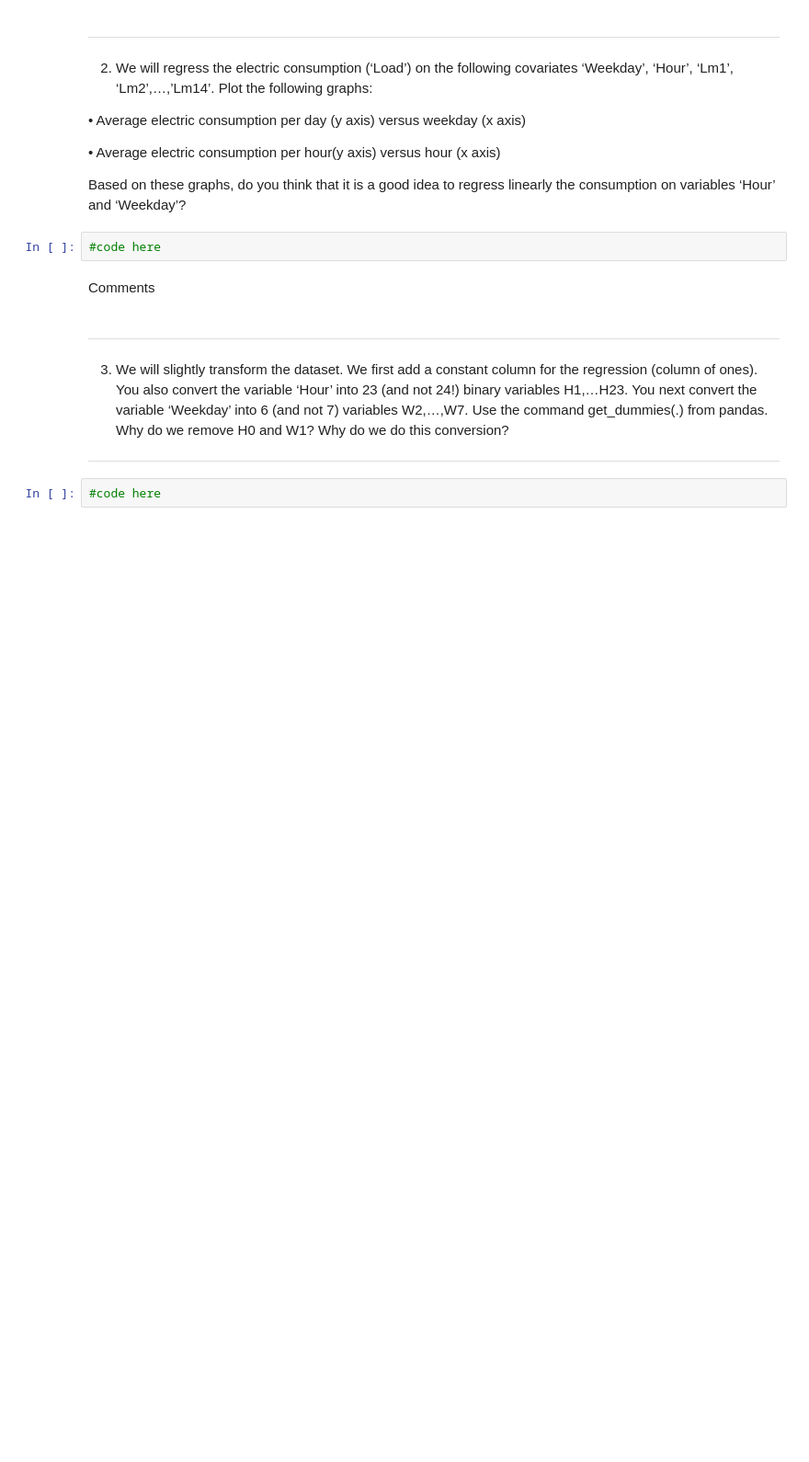
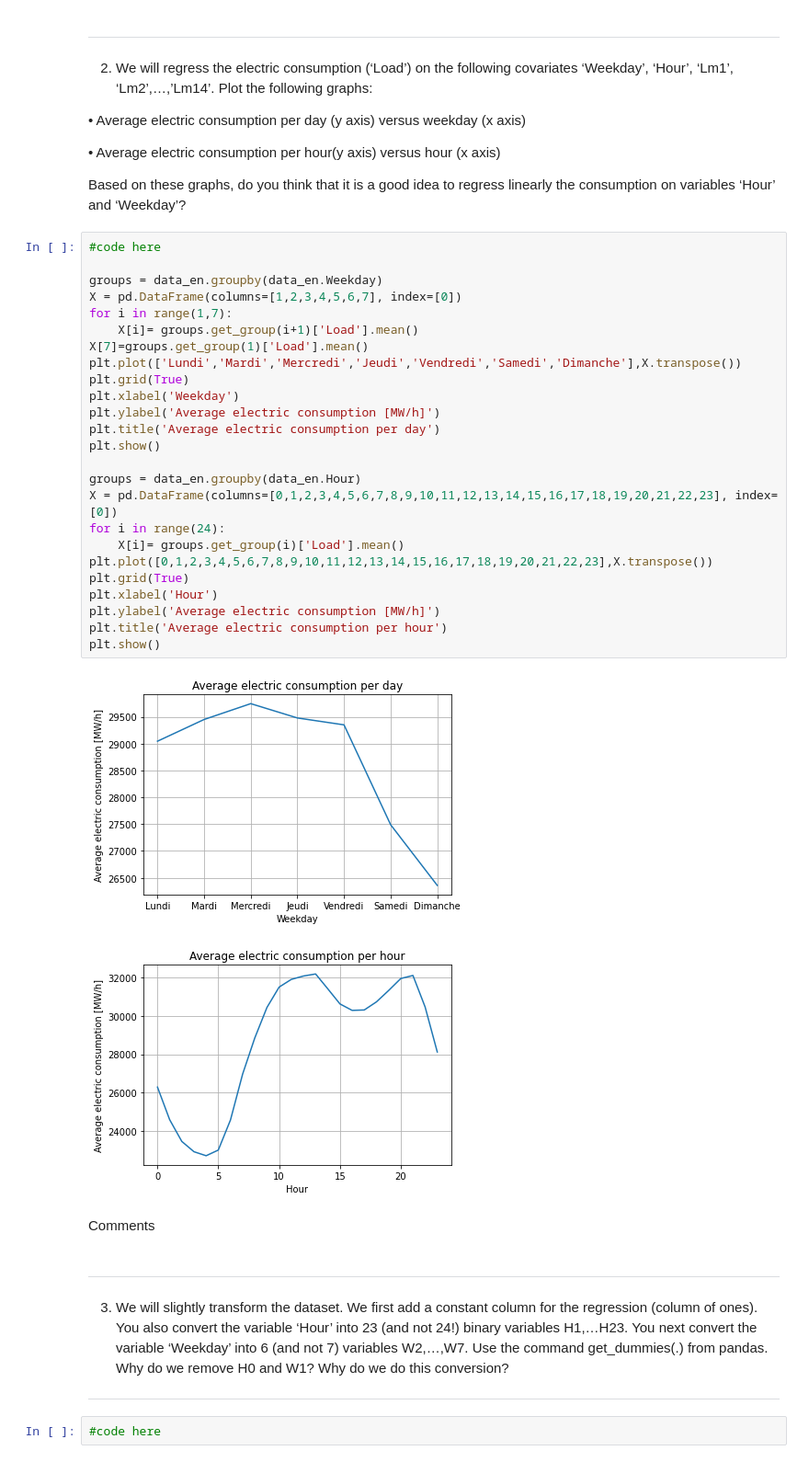
Before and after one commit to menace31/Hackathon, a Jupyter notebook: Hackathon 2-20221025/hackathon2_without_code.ipynb, the cells around one changed output. Shown at 92% size. Drawn from its saved outputs; the diff is of its cells as text; blank space fills up the shorter version.

```diff
--- a/Hackathon 2-20221025/hackathon2_without_code.ipynb
+++ b/Hackathon 2-20221025/hackathon2_without_code.ipynb
@@ -239,8 +228,34 @@ Comments
 •	Average electric consumption per hour(y axis) versus hour (x axis)
 
 Based on these graphs, do you think that it is a good idea to regress linearly the consumption on variables ‘Hour’ and ‘Weekday’?
-# %%
-#code here
+# %%
+#code here
+
+groups = data_en.groupby(data_en.Weekday)
+X = pd.DataFrame(columns=[1,2,3,4,5,6,7], index=[0])
+for i in range(1,7):
+    X[i]= groups.get_group(i+1)['Load'].mean()
+X[7]=groups.get_group(1)['Load'].mean()
+plt.plot(['Lundi','Mardi','Mercredi','Jeudi','Vendredi','Samedi','Dimanche'],X.transpose())
+plt.grid(True)
+plt.xlabel('Weekday')
+plt.ylabel('Average electric consumption [MW/h]')
+plt.title('Average electric consumption per day')
+plt.show()
+
+groups = data_en.groupby(data_en.Hour)
+X = pd.DataFrame(columns=[0,1,2,3,4,5,6,7,8,9,10,11,12,13,14,15,16,17,18,19,20,21,22,23], index=[0])
+for i in range(24):
+    X[i]= groups.get_group(i)['Load'].mean()
+plt.plot([0,1,2,3,4,5,6,7,8,9,10,11,12,13,14,15,16,17,18,19,20,21,22,23],X.transpose())
+plt.grid(True)
+plt.xlabel('Hour')
+plt.ylabel('Average electric consumption [MW/h]')
+plt.title('Average electric consumption per hour')
+plt.show()
+# %% [output]
+[figure, added]
+[figure, added]
 # %% [markdown]
 Comments
 # %% [markdown]
```
Also changed, not shown: parts of 5 cells of this notebook.
